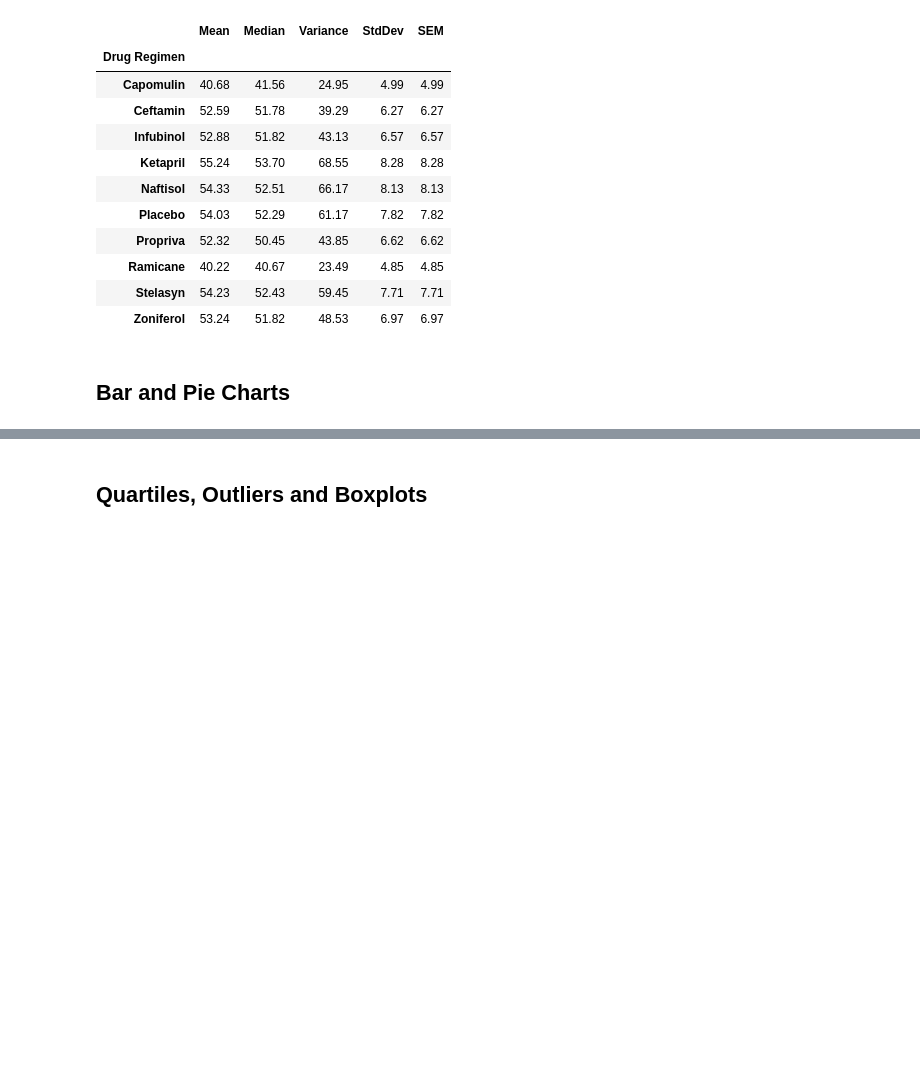
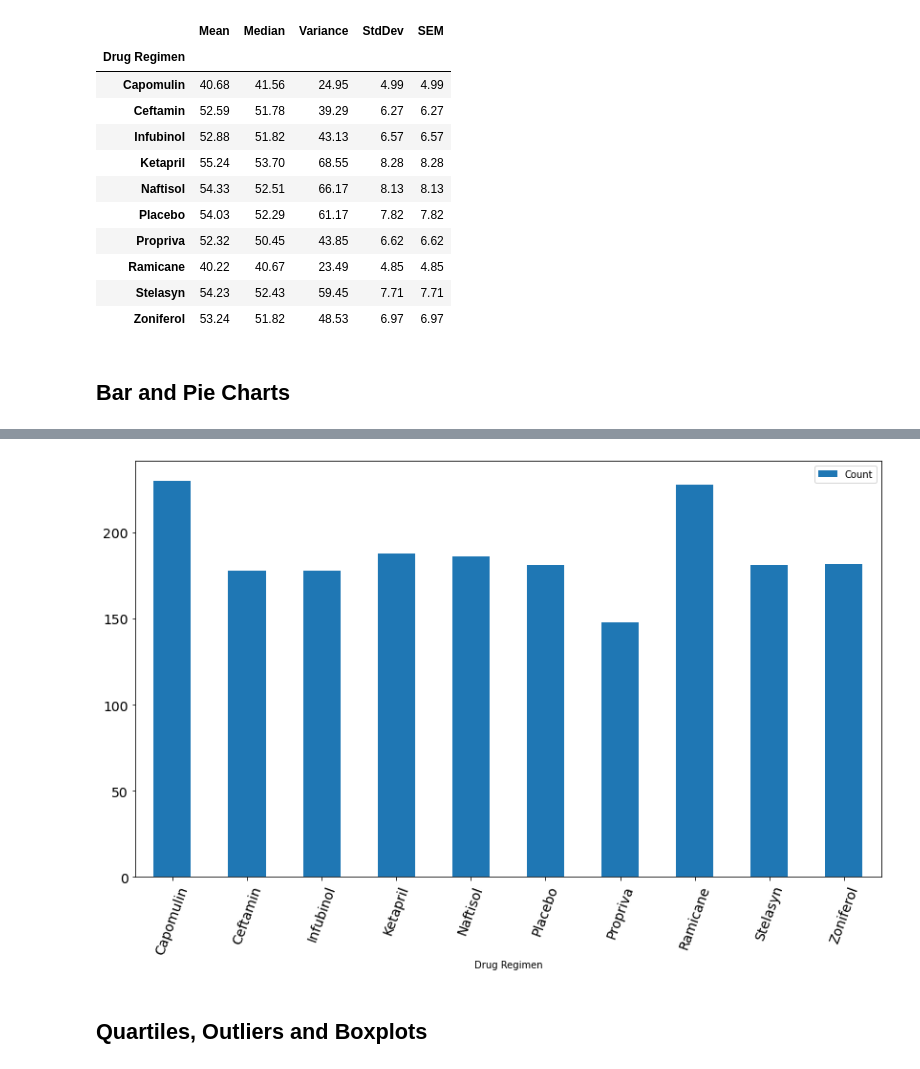
Before and after one commit to asligh/Pharmaceutical-Drug-Data-Analysis, a Jupyter notebook: Pymaceuticals/pymaceuticals_starter.ipynb, the cells around one changed output, grey strips where cells are left out. Saved outputs shown, nothing was run; the diff lists cells and outputs as text; code cells hidden in the pictures; blank space fills up the shorter version.

Commit message:
Bar Chart 1 revision 2

```diff
--- a/Pymaceuticals/pymaceuticals_starter.ipynb
+++ b/Pymaceuticals/pymaceuticals_starter.ipynb
@@ -190,9 +190,12 @@ summary_df
 #Generate a bar plot showing the total number of timepoints for all mice tested for each drug regimen using Pandas.
 #Basically, the count of records for for each drug regimen
 
-df = dedupped_df.groupby(["Drug Regimen"])["Mouse ID"].count()
-                                                      .reset_index()
-                                                      .rename(columns={"Mouse ID": "Count"})
-
-df.plot.bar(x="Drug Regimen", y="Count", rot=70, figsize=(14,8))
+df = dedupped_df.groupby(["Drug Regimen"])["Mouse ID"].count()                                 \
+                                                      .reset_index()                           \
+                                                      .rename(columns={"Mouse ID": "Count"})   \
+                                                      .plot.bar(x="Drug Regimen",              \
+                                                                y="Count",                     \
+                                                                rot=70,                        \
+                                                                figsize=(14,8),                \
+                                                                fontsize=14)
 # %% [output]
@@ -200,3 +202,4 @@ IndentationError: unexpected indent (Temp/ipykernel_24228/1383490337.py, line 5)
+[figure, added]
 # %%
 # Generate a bar plot showing the total number of timepoints for all mice tested for each drug regimen using pyplot.
 # %%
```
Also changed, not shown: parts of 1 cell of this notebook.
